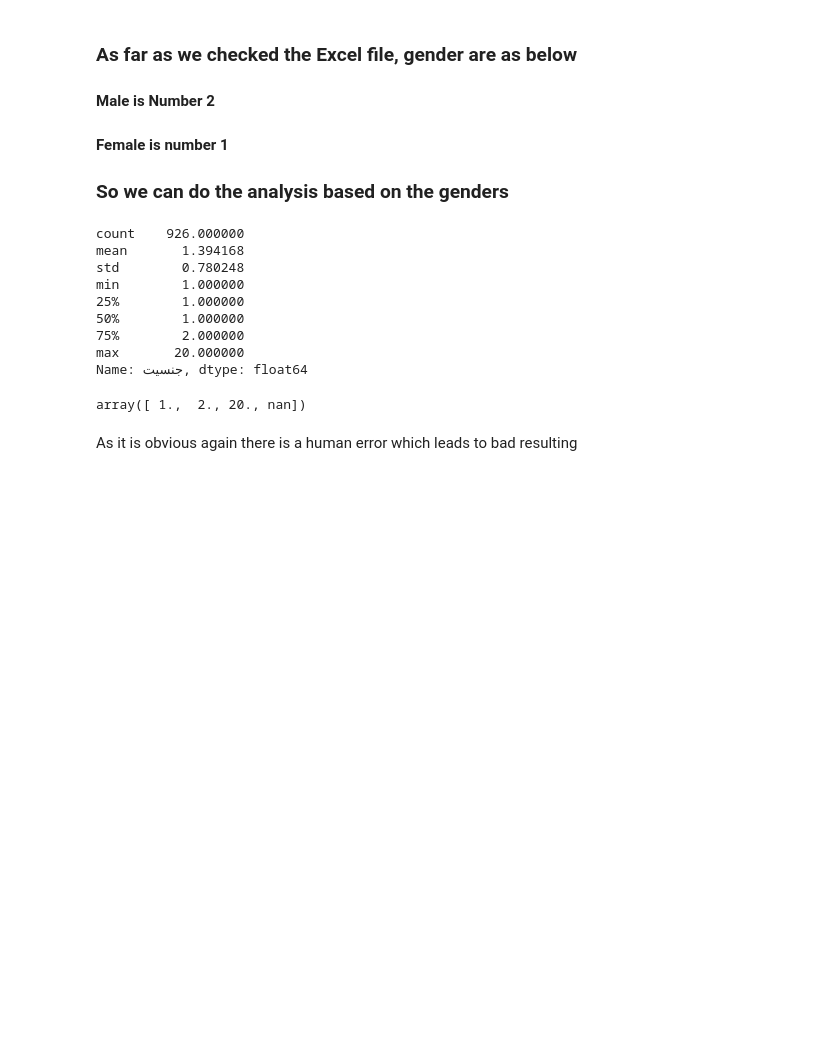
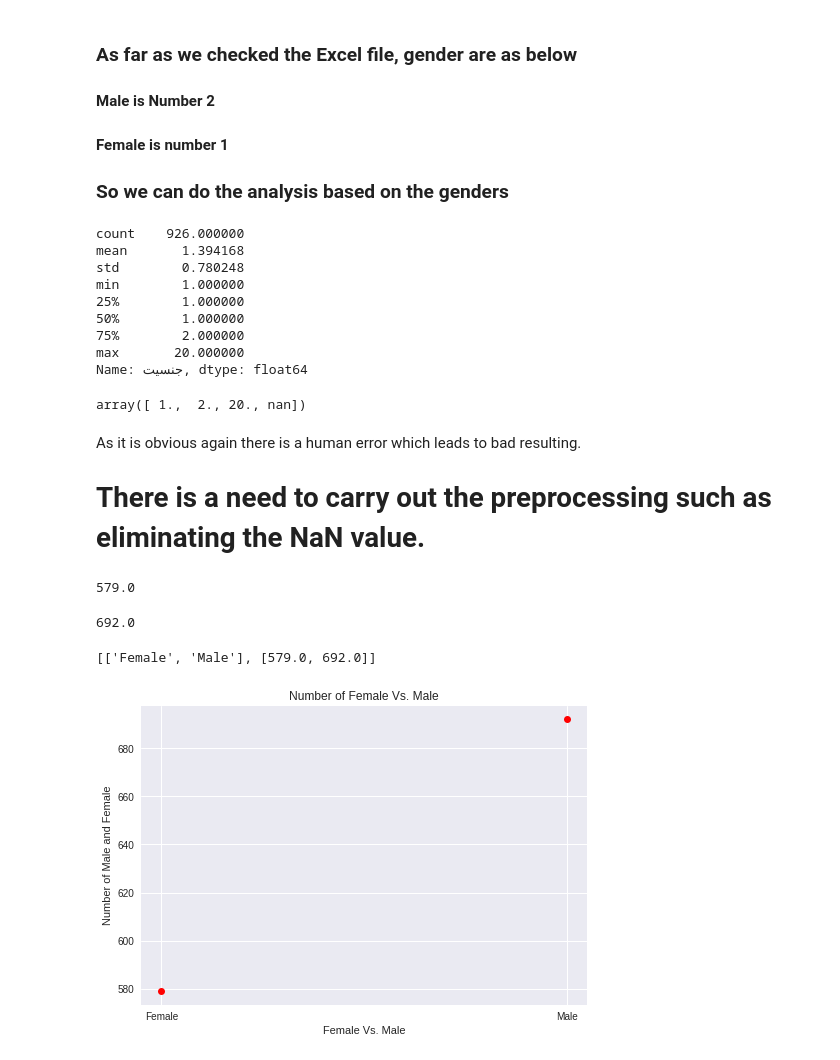
Before and after one commit to goldenamir/md, a Jupyter notebook: App01.ipynb, the cells around one changed output. Saved outputs shown, nothing was run; the diff lists cells and outputs as text; code cells hidden in the pictures; blank space fills up the shorter version.

```diff
--- a/App01.ipynb
+++ b/App01.ipynb
@@ -120,4 +124,30 @@ Gender.unique()
 # %% [output]
 array([ 1.,  2., 20., nan])
 # %% [markdown]
-As it is obvious again there is a human error which leads to bad resulting
+As it is obvious again there is a human error which leads to bad resulting.
+# There is a need to carry out the preprocessing such as eliminating the NaN value.
+# %%
+# Number of Female
+NumberOfFemale = Gender[Gender == 1].sum()
+NumberOfFemale
+# %% [output]
+579.0
+# %%
+# Number of Male
+NumberOfMale = Gender[Gender == 2].sum()
+NumberOfMale
+# %% [output]
+692.0
+# %%
+GenderList = [['Female','Male'],[NumberOfFemale, NumberOfMale]]
+GenderList
+# %% [output]
+[['Female', 'Male'], [579.0, 692.0]]
+# %%
+plt.plot(['Female','Male'],[NumberOfFemale, NumberOfMale], 'ro')
+plt.xlabel('Female Vs. Male')
+plt.ylabel('Number of Male and Female')
+plt.title('Number of Female Vs. Male')
+plt.show()
+# %% [output]
+[figure, added]
```
Also changed, not shown: parts of 4 cells of this notebook.
